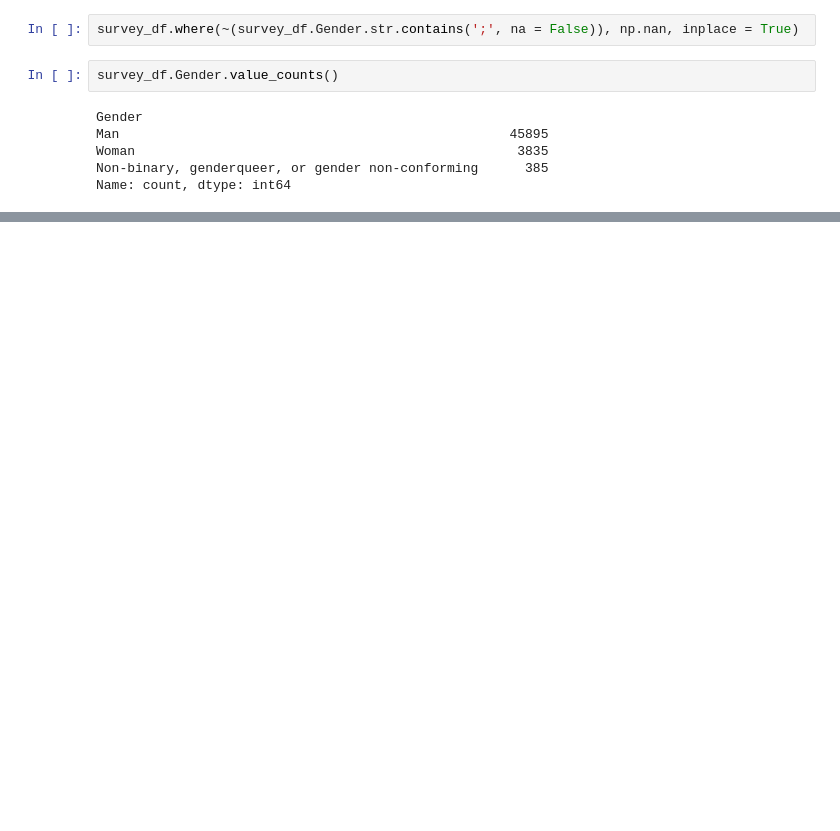
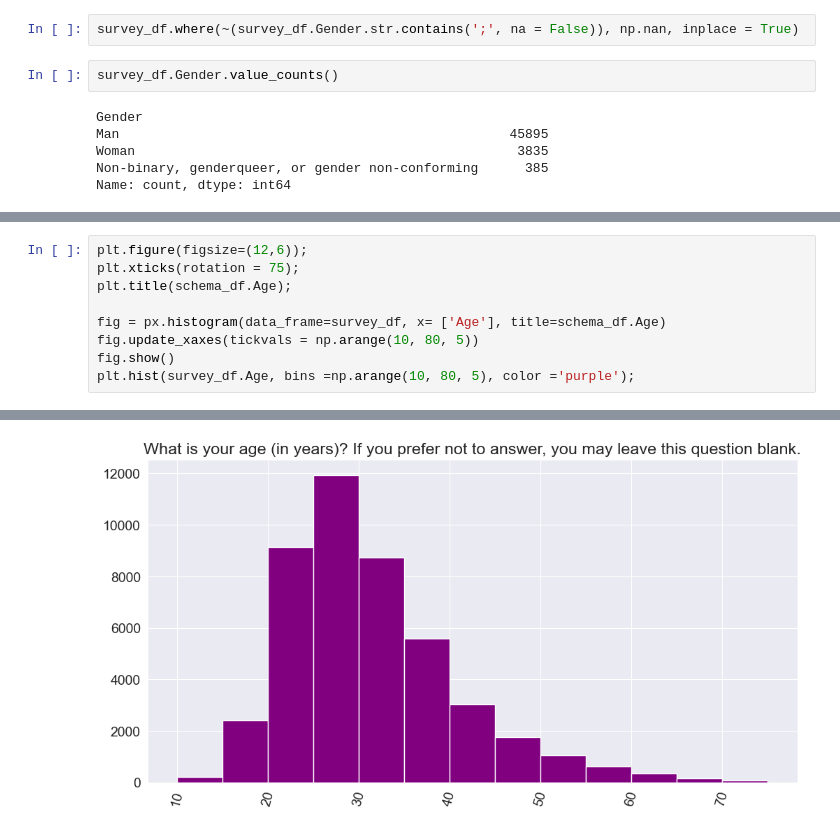
Before and after one commit to Nisarg153/Stackoverflow_survey, a Jupyter notebook: stackoverflow-survey.ipynb, the cells around one changed output, grey strips where cells are left out. Drawn from its saved outputs; the diff is of its cells as text; blank space fills up the shorter version.

```diff
--- a/stackoverflow-survey.ipynb
+++ b/stackoverflow-survey.ipynb
@@ -234,0 +363,10 @@ Name: count, dtype: int64
+# %%
+plt.figure(figsize=(12,6));
+plt.xticks(rotation = 75);
+plt.title(schema_df.Age);
+
+fig = px.histogram(data_frame=survey_df, x= ['Age'], title=schema_df.Age)
+fig.update_xaxes(tickvals = np.arange(10, 80, 5))
+fig.show()
+plt.hist(survey_df.Age, bins =np.arange(10, 80, 5), color ='purple');
+# %% [output]
@@ -234,0 +374 @@ Name: count, dtype: int64
+[figure, added]
```
Also changed, not shown: parts of 20 cells of this notebook.
